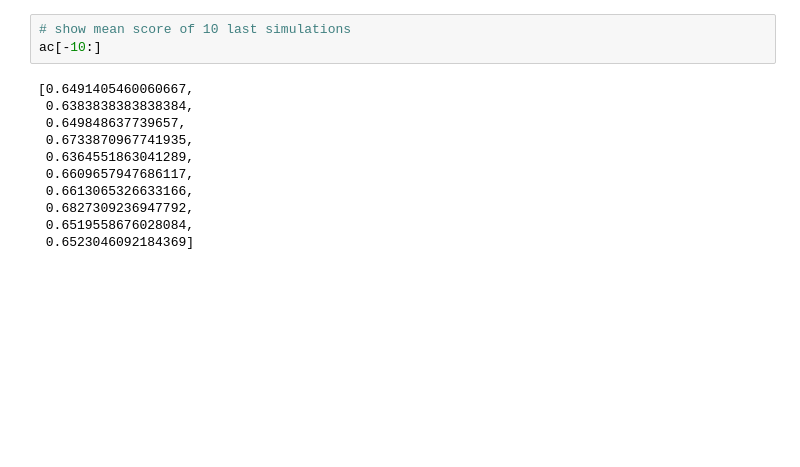
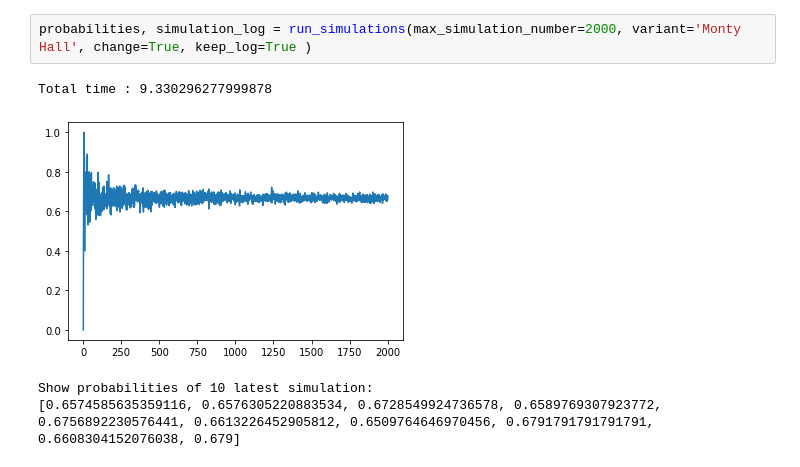
Before and after one commit to kakacper1/monty-hall-vs-monty-fall, a Jupyter notebook: Monty Hall vs Monty Fall problem.ipynb, the cells around one changed output. Saved outputs shown, nothing was run; the diff lists cells and outputs as text; blank space fills up the shorter version.

```diff
--- a/Monty Hall vs Monty Fall problem.ipynb
+++ b/Monty Hall vs Monty Fall problem.ipynb
@@ -132,14 +180,7 @@ Total time for Loop   2.5781400203704834
-# %%
-# show mean score of 10 last simulations
-ac[-10:]
-# %% [output]
-[0.6491405460060667,
- 0.6383838383838384,
- 0.649848637739657,
- 0.6733870967741935,
- 0.6364551863041289,
- 0.6609657947686117,
- 0.6613065326633166,
- 0.6827309236947792,
- 0.6519558676028084,
- 0.6523046092184369]
+# %%
+probabilities, simulation_log = run_simulations(max_simulation_number=2000, variant='Monty Hall', change=True, keep_log=True )
+# %% [output]
+Total time : 9.330296277999878
+[figure, added]
+Show probabilities of 10 latest simulation:
+[0.6574585635359116, 0.6576305220883534, 0.6728549924736578, 0.6589769307923772, 0.6756892230576441, 0.6613226452905812, 0.6509764646970456, 0.6791791791791791, 0.6608304152076038, 0.679]
```
Also changed, not shown: parts of 21 cells of this notebook.
